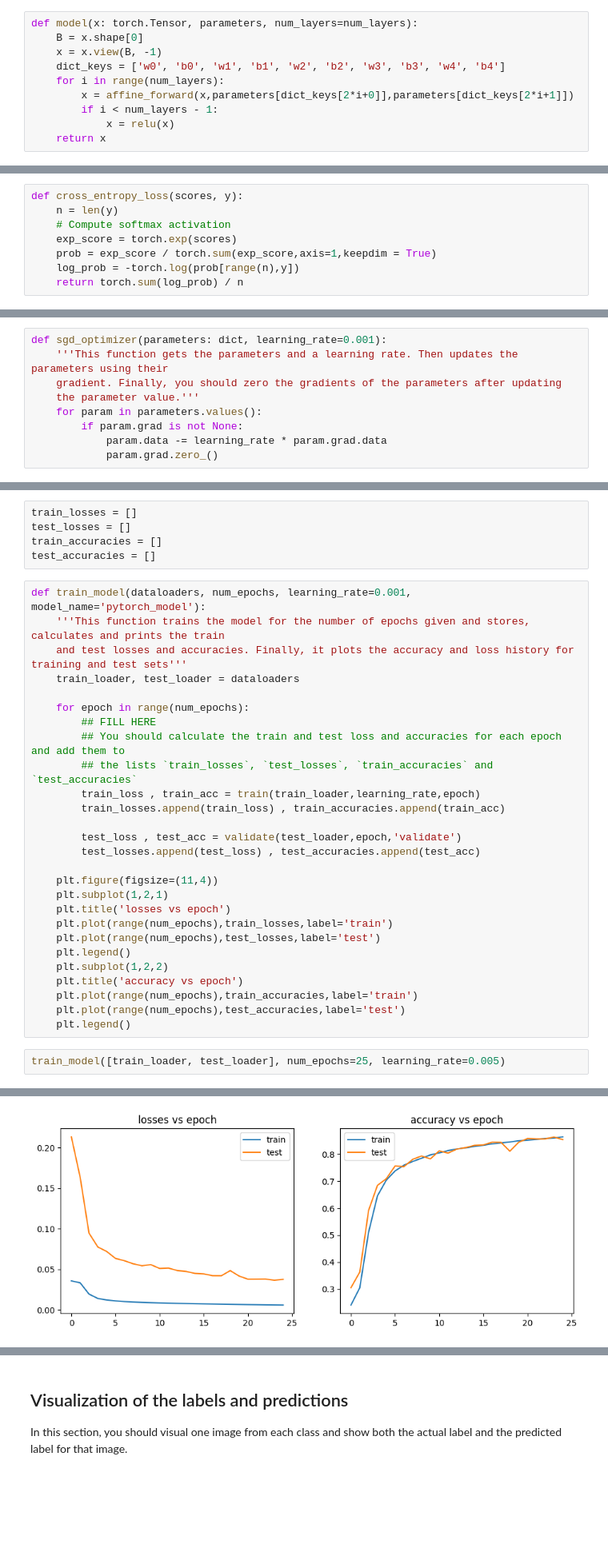
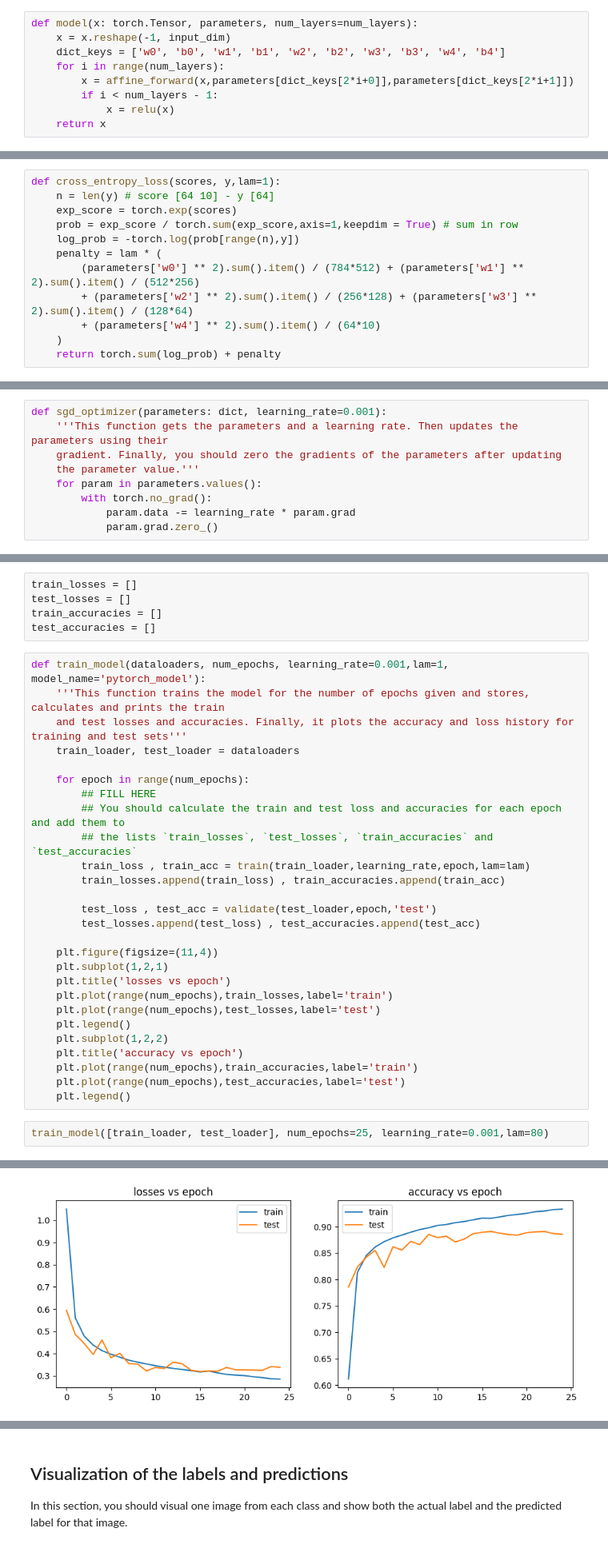
Before and after one commit to AliKouchekzade/ML_CHW3, a Jupyter notebook: Q1.ipynb, the cells around one changed output, grey strips where cells are left out. Shown: that part at 80% size. Saved outputs shown, nothing was run; the diff lists cells and outputs as text; blank space fills up the shorter version.

```diff
--- a/Q1.ipynb
+++ b/Q1.ipynb
@@ -153,8 +136,7 @@ def relu(x):
 Function `model` returns output of the whole model for the input `x` using the parameters:
 # %%
 def model(x: torch.Tensor, parameters, num_layers=num_layers):
-    B = x.shape[0]
-    x = x.view(B, -1)
+    x = x.reshape(-1, input_dim)
     dict_keys = ['w0', 'b0', 'w1', 'b1', 'w2', 'b2', 'w3', 'b3', 'w4', 'b4']
     for i in range(num_layers):
         x = affine_forward(x,parameters[dict_keys[2*i+0]],parameters[dict_keys[2*i+1]])
@@ -164,13 +146,17 @@ def model(x: torch.Tensor, parameters, num_layers=num_layers):
 # %% [markdown]
 Implementing cross entropy loss:
 # %%
-def cross_entropy_loss(scores, y):
-    n = len(y)
-    # Compute softmax activation
+def cross_entropy_loss(scores, y,lam=1):
+    n = len(y) # score [64 10] - y [64]
     exp_score = torch.exp(scores)
-    prob = exp_score / torch.sum(exp_score,axis=1,keepdim = True)
+    prob = exp_score / torch.sum(exp_score,axis=1,keepdim = True) # sum in row
     log_prob = -torch.log(prob[range(n),y])
-    return torch.sum(log_prob) / n
+    penalty = lam * (
+        (parameters['w0'] ** 2).sum().item() / (784*512) + (parameters['w1'] ** 2).sum().item() / (512*256)
+        + (parameters['w2'] ** 2).sum().item() / (256*128) + (parameters['w3'] ** 2).sum().item() / (128*64)
+        + (parameters['w4'] ** 2).sum().item() / (64*10)
+    )
+    return torch.sum(log_prob) + penalty
 # %% [markdown]
 Implementing a function for optimizing paramters and a function to zeroing out their gradients:
 # %%
@@ -179,8 +165,8 @@ def sgd_optimizer(parameters: dict, learning_rate=0.001):
     gradient. Finally, you should zero the gradients of the parameters after updating
     the parameter value.'''
     for param in parameters.values():
-        if param.grad is not None:
-            param.data -= learning_rate * param.grad.data
+        with torch.no_grad():
+            param.data -= learning_rate * param.grad
             param.grad.zero_()
 # %% [markdown]
 Training functions:
@@ -266,7 +248,7 @@ test_losses = []
 train_accuracies = []
 test_accuracies = []
 # %%
-def train_model(dataloaders, num_epochs, learning_rate=0.001, model_name='pytorch_model'):
+def train_model(dataloaders, num_epochs, learning_rate=0.001,lam=1, model_name='pytorch_model'):
     '''This function trains the model for the number of epochs given and stores, calculates and prints the train
     and test losses and accuracies. Finally, it plots the accuracy and loss history for training and test sets'''
     train_loader, test_loader = dataloaders
@@ -275,10 +257,10 @@ def train_model(dataloaders, num_epochs, learning_rate=0.001, model_name='pytorc
         ## FILL HERE
         ## You should calculate the train and test loss and accuracies for each epoch and add them to
         ## the lists `train_losses`, `test_losses`, `train_accuracies` and `test_accuracies`
-        train_loss , train_acc = train(train_loader,learning_rate,epoch)
+        train_loss , train_acc = train(train_loader,learning_rate,epoch,lam=lam)
         train_losses.append(train_loss) , train_accuracies.append(train_acc)
 
-        test_loss , test_acc = validate(test_loader,epoch,'validate')
+        test_loss , test_acc = validate(test_loader,epoch,'test')
         test_losses.append(test_loss) , test_accuracies.append(test_acc)
 
     plt.figure(figsize=(11,4))
@@ -293,5 +275,5 @@ def train_model(dataloaders, num_epochs, learning_rate=0.001, model_name='pytorc
     plt.plot(range(num_epochs),test_accuracies,label='test')
     plt.legend()
 # %%
-train_model([train_loader, test_loader], num_epochs=25, learning_rate=0.005)
+train_model([train_loader, test_loader], num_epochs=25, learning_rate=0.001,lam=80)
 # %% [output]
@@ -315,4 +297,4 @@ epoch : 24
-[figure, old version]
+[figure, new version]
 # %%
 print(f'Final test accuracy: {test_accuracies[-1] * 100:.2f} % ')
 # %% [output]
```
Also changed, not shown: parts of 9 cells of this notebook.
